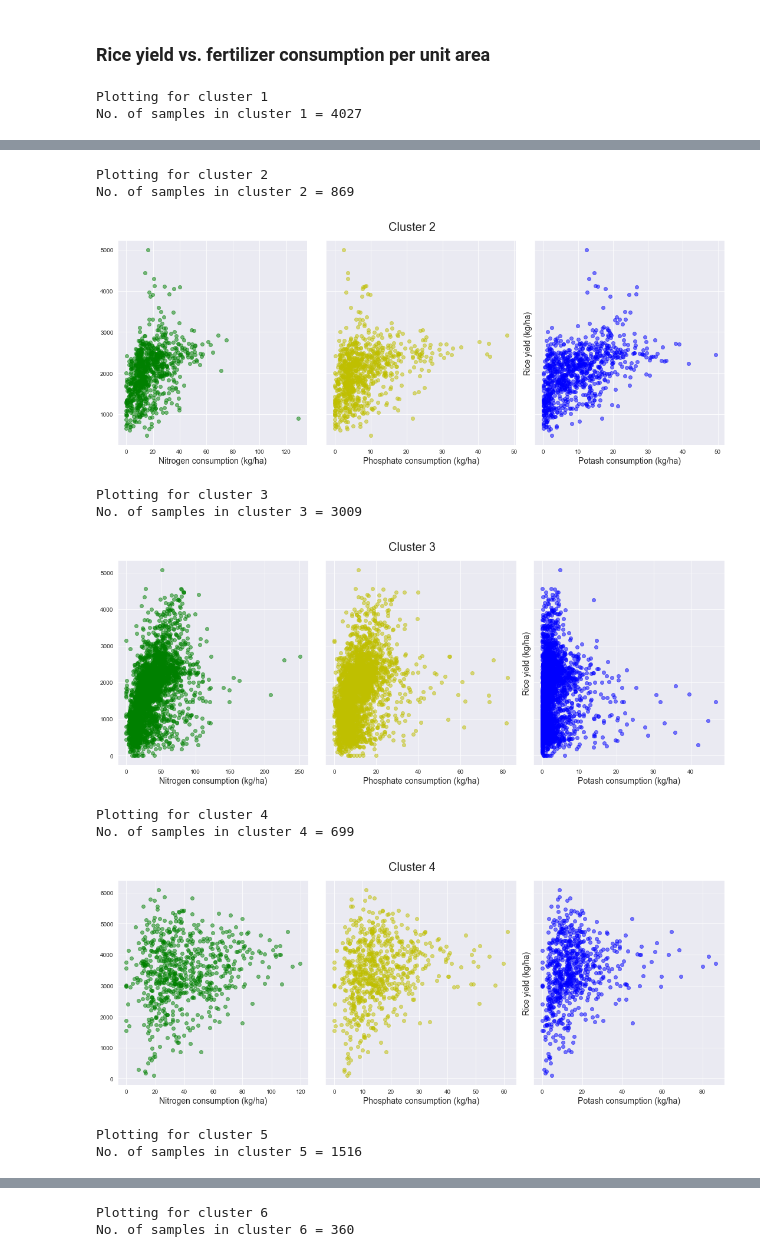
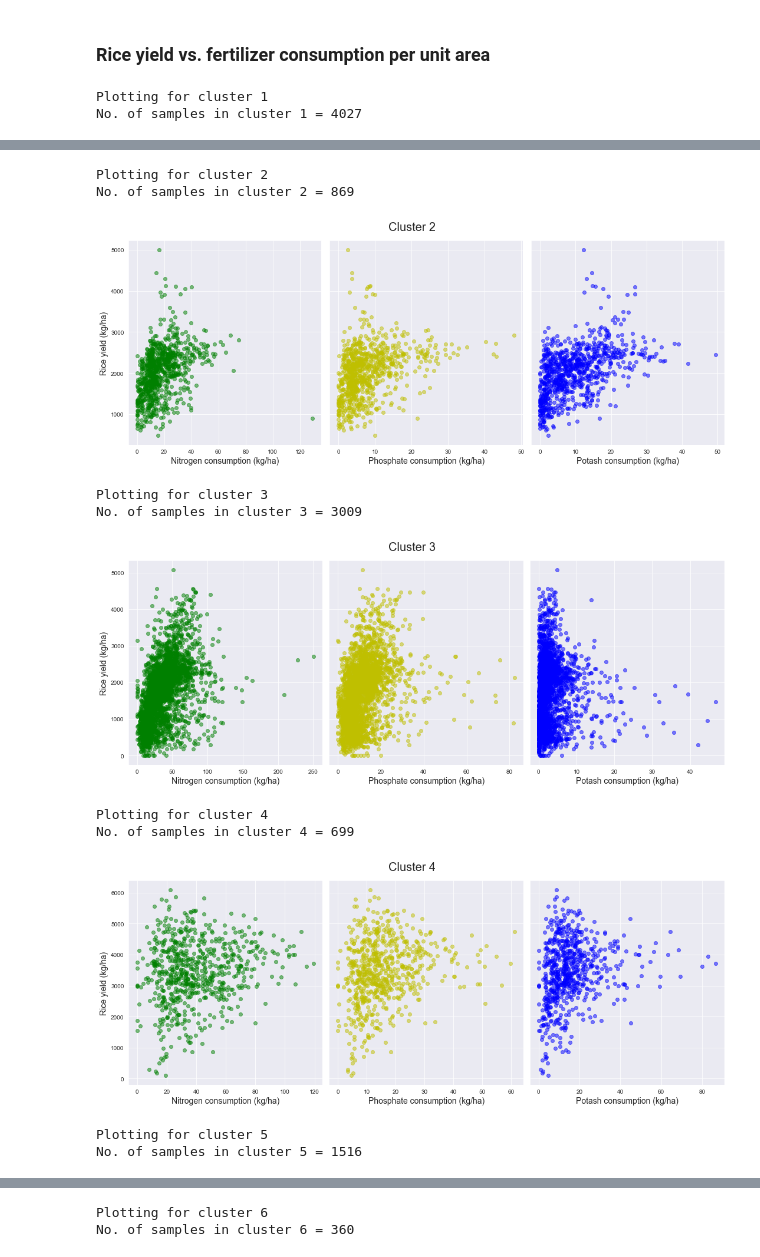
Before and after one commit to akshaysuresh1/may22-barrel, a Jupyter notebook: Modeling/npk_vs_yield.ipynb, the cells around one changed output, grey strips where cells are left out. Drawn from its saved outputs; the diff is of its cells as text; code cells hidden in the pictures.

Commit message:
Minor plotting update

```diff
--- a/Modeling/npk_vs_yield.ipynb
+++ b/Modeling/npk_vs_yield.ipynb
@@ -85,13 +85,13 @@ for i in range(1, N_clusters+1):
     # Axes 0: Rice yield (kg/ha) vs. nitrogen consumption (kg/ha)
     axes[0].scatter(x=selection['N_per_area'], y=selection['RICE.YIELD..kg.per.ha.'], c='g', alpha=0.5)
     axes[0].set_xlabel('Nitrogen consumption (kg/ha)', fontsize=14)
+    axes[0].set_ylabel('Rice yield (kg/ha)', fontsize=14)
     # Axes 1: Rice yield (kg/ha) vs. phosphate consumption (kg/ha)
     axes[1].scatter(x=selection['P_per_area'], y=selection['RICE.YIELD..kg.per.ha.'], c='y', alpha=0.5)
     axes[1].set_xlabel('Phosphate consumption (kg/ha)', fontsize=14)
     # Axes 1: Rice yield (kg/ha) vs. potash consumption (kg/ha)
     axes[2].scatter(x=selection['K_per_area'], y=selection['RICE.YIELD..kg.per.ha.'], c='b', alpha=0.5)
     axes[2].set_xlabel('Potash consumption (kg/ha)', fontsize=14)
-    axes[2].set_ylabel('Rice yield (kg/ha)', fontsize=14)
     # Title
     fig.suptitle('Cluster %d'% (i), fontsize=20)
     plt.show()
@@ -102,11 +102,11 @@ No. of samples in cluster 1 = 4027
 Plotting for cluster 2
 No. of samples in cluster 2 = 869
-[figure, old version]
+[figure, new version]
 Plotting for cluster 3
 No. of samples in cluster 3 = 3009
-[figure, old version]
+[figure, new version]
 Plotting for cluster 4
 No. of samples in cluster 4 = 699
-[figure, old version]
+[figure, new version]
 Plotting for cluster 5
 No. of samples in cluster 5 = 1516
```
Also changed, not shown: parts of 1 cell of this notebook.
